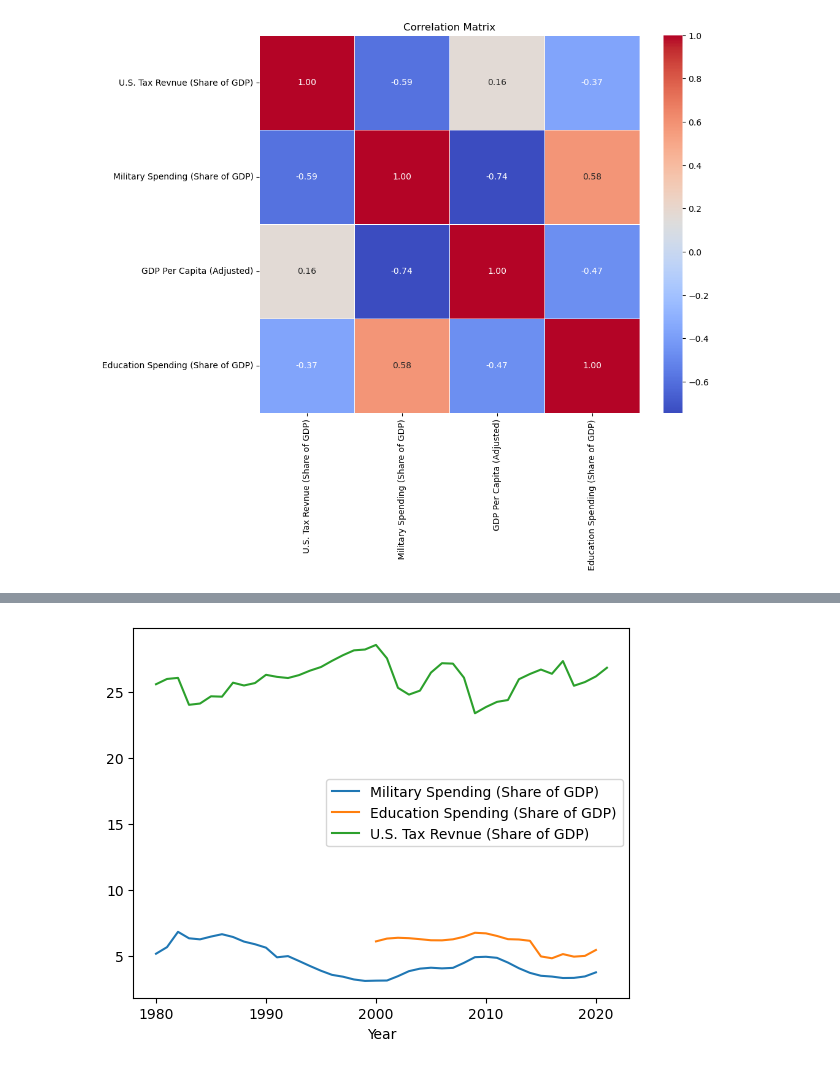
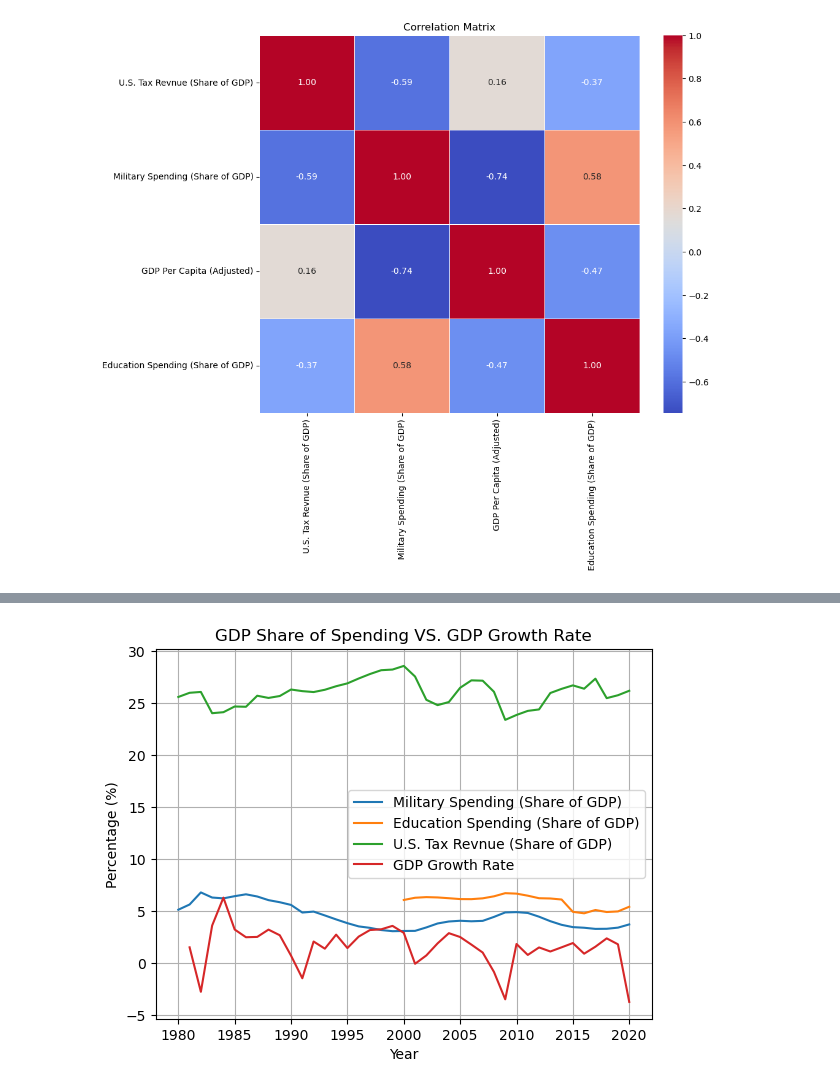
Before and after one commit to Theoceanisfull/Case_Study_Military_Spending_And_Economic_Output_Relationship, a Jupyter notebook: Data_cleaning.ipynb, the cells around one changed output, grey strips where cells are left out. Cells and saved outputs as stored; diff of their text form; code cells hidden in the pictures.

```diff
--- a/Data_cleaning.ipynb
+++ b/Data_cleaning.ipynb
@@ -222,0 +215,16 @@ df_eda.T
+# %%
+#Add GDP Growth Rate
+# Sort the data by year to ensure it's in chronological order
+df_eda.sort_values(by='Year', inplace=True)
+
+# Calculate GDP growth rate
+df_eda['GDP Growth Rate'] = (df_eda['GDP Per Capita (Adjusted)'].diff() / df_eda['GDP Per Capita (Adjusted)'].shift(1)) * 100
+
+# Optionally, you can round the GDP growth rate to a specific number of decimal places
+df_eda['GDP Growth Rate'] = df_eda['GDP Growth Rate'].round(2)
+
+#Drop Year 2021 at Index 41
+df_eda.drop(41, inplace=True)
+
+# Print or visualize the DataFrame with GDP growth rate
+df_eda
@@ -223,9 +277,14 @@ df_eda.T
 # %%
+
 # Plot each data set
-df_eda.plot(x='Year', y=['Military Spending (Share of GDP)', 'Education Spending (Share of GDP)', 'U.S. Tax Revnue (Share of GDP)'])
+df_eda.plot(x='Year', y=['Military Spending (Share of GDP)', 'Education Spending (Share of GDP)', 'U.S. Tax Revnue (Share of GDP)', 'GDP Growth Rate'])
 # Add legend
 #ax.legend()
 # Show the plot
+plt.xlabel('Year')
+plt.ylabel('Percentage (%)')
+plt.title('GDP Share of Spending VS. GDP Growth Rate')
+plt.grid(True)
 plt.show()
 # %% [output]
-[figure, old version]
+[figure, new version]
```
Also changed, not shown: parts of 14 cells of this notebook, 1 other file.
